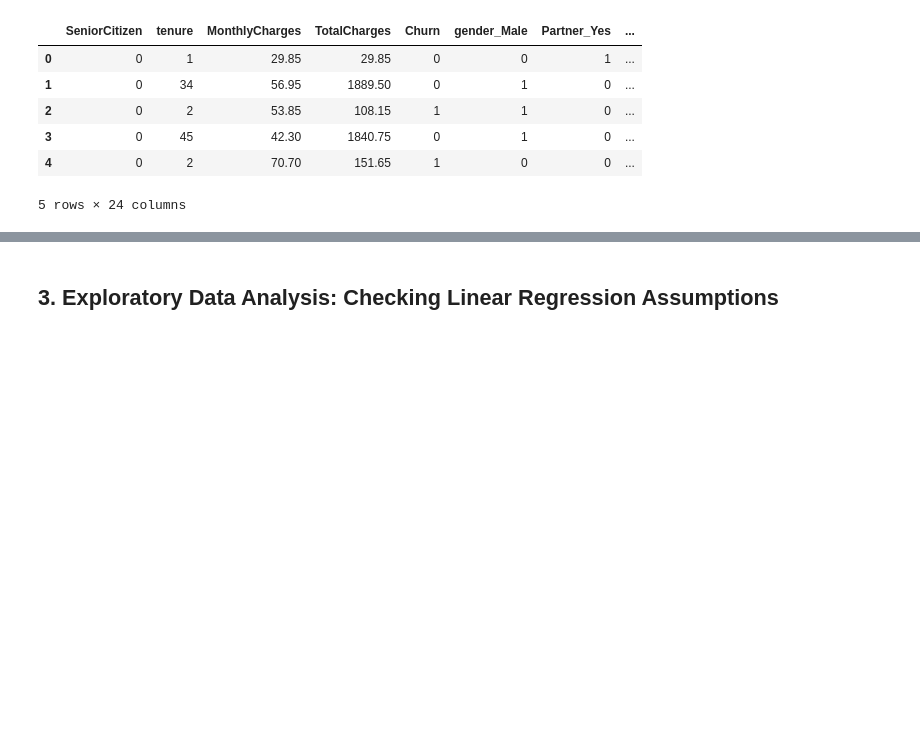
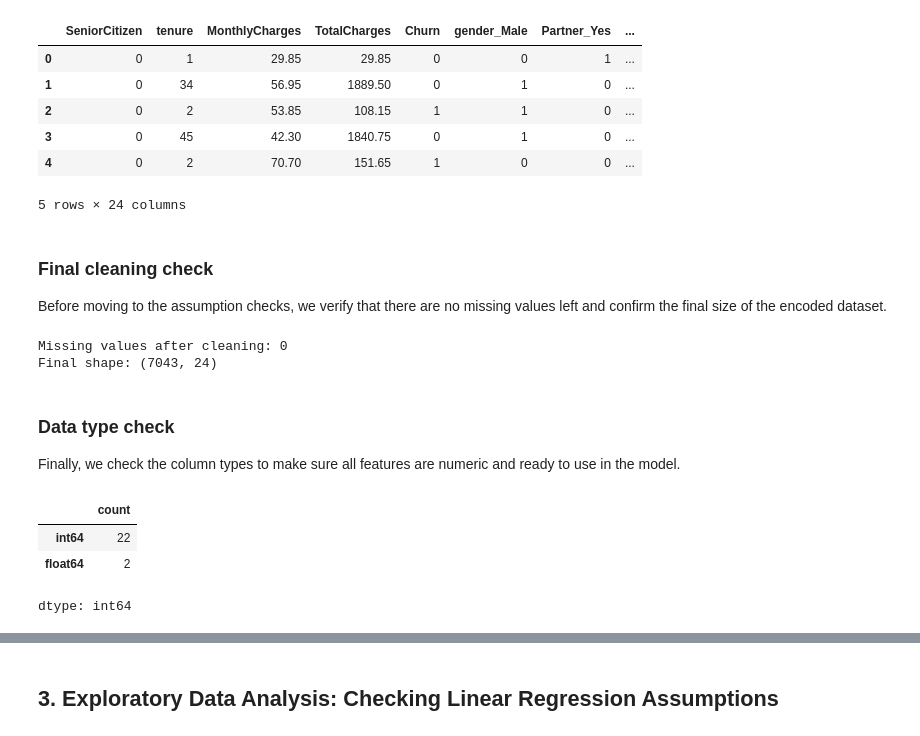
Before and after one commit to edominicduke/aipi-590-assumption-junction, a Jupyter notebook: alberto_aej_linear_regression.ipynb, the cells around one changed output, grey strips where cells are left out. Cells and saved outputs as stored; diff of their text form; code cells hidden in the pictures; blank space fills up the shorter version.

```diff
--- a/alberto_aej_linear_regression.ipynb
+++ b/alberto_aej_linear_regression.ipynb
@@ -169,3 +175,24 @@ Encoded shape: (7043, 24)
 | 3 | 0 | 45 | 42.30 | 1840.75 | 0 | 1 | 0 | ... |
 | 4 | 0 | 2 | 70.70 | 151.65 | 1 | 0 | 0 | ... |
 5 rows × 24 columns
+# %% [markdown]
+### Final cleaning check
+
+Before moving to the assumption checks, we verify that there are no missing values left and confirm the final size of the encoded dataset.
+# %%
+print("Missing values after cleaning:", df_encoded.isnull().sum().sum())
+print("Final shape:", df_encoded.shape)
+# %% [output]
+Missing values after cleaning: 0
+Final shape: (7043, 24)
+# %% [markdown]
+### Data type check
+
+Finally, we check the column types to make sure all features are numeric and ready to use in the model.
+# %%
+df_encoded.dtypes.value_counts()
+# %% [output]
+|  | count |
+| int64 | 22 |
+| float64 | 2 |
+dtype: int64
```
Also changed, not shown: parts of 48 cells of this notebook, 1 other file.
